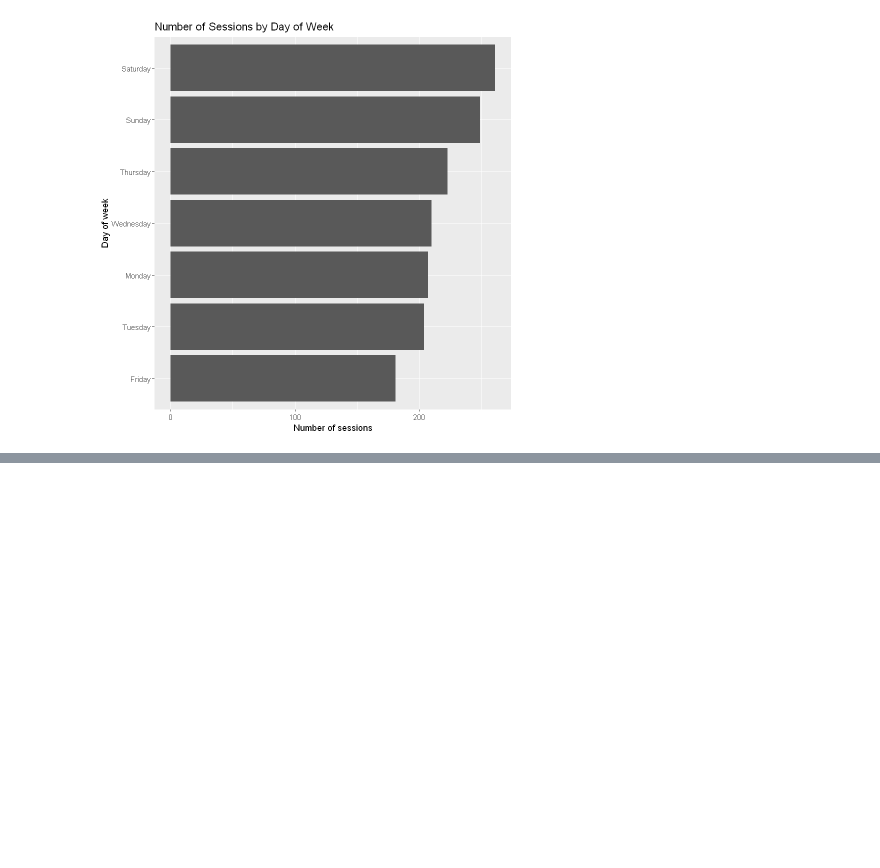
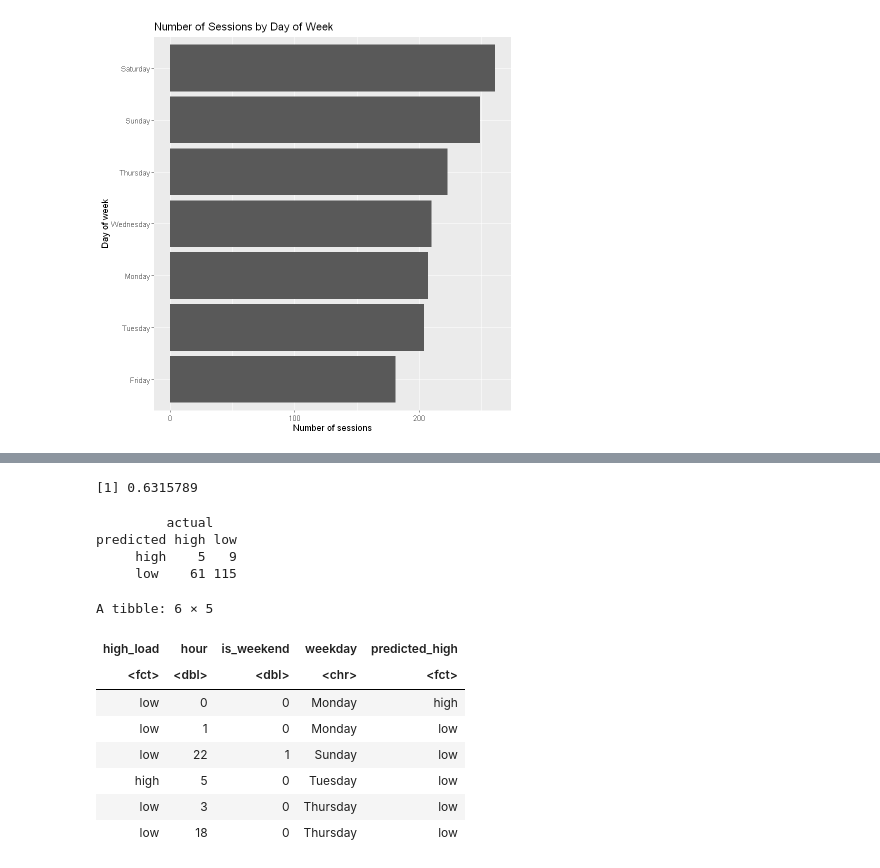
Before and after one commit to mansehajrandhawa/Data-Science-Project, a Jupyter notebook: Project Final Report.ipynb, the cells around one changed output, grey strips where cells are left out. Saved outputs shown, nothing was run; the diff lists cells and outputs as text; code cells hidden in the pictures; blank space fills up the shorter version.

```diff
--- a/Project Final Report.ipynb
+++ b/Project Final Report.ipynb
@@ -216,0 +290,11 @@ ggplot(sessions_by_weekday,
+# %%
+n_rows     <- nrow(hourly_model)
+train_size <- floor(0.8 * n_rows)
+
+train_indices <- sample(1:n_rows, size = train_size)
+
+train_data <- hourly_model[train_indices, ]
+test_data  <- hourly_model[-train_indices, ]
+
+nrow(train_data)
+nrow(test_data)
@@ -216,0 +351,35 @@ ggplot(sessions_by_weekday,
+# %%
+knn_pred <- class::knn(
+  train = as.matrix(train_X),
+  test  = as.matrix(test_X),
+  cl    = train_y,
+  k     = 7
+)
+
+knn_accuracy <- mean(knn_pred == test_y)
+knn_accuracy
+
+table(predicted = knn_pred, actual = test_y)
+# %% [output]
+[1] 0.6315789
+         actual
+predicted high low
+     high    5   9
+     low    61 115
+# %%
+test_results <- test_data |>
+  mutate(
+    predicted_high = knn_pred
+  )
+
+head(test_results)
+# %% [output]
+A tibble: 6 × 5
+| high_load | hour | is_weekend | weekday | predicted_high |
+| <fct> | <dbl> | <dbl> | <chr> | <fct> |
+| low | 0 | 0 | Monday | high |
+| low | 1 | 0 | Monday | low |
+| low | 22 | 1 | Sunday | low |
+| high | 5 | 0 | Tuesday | low |
+| low | 3 | 0 | Thursday | low |
+| low | 18 | 0 | Thursday | low |
```
Also changed, not shown: parts of 11 cells of this notebook.
